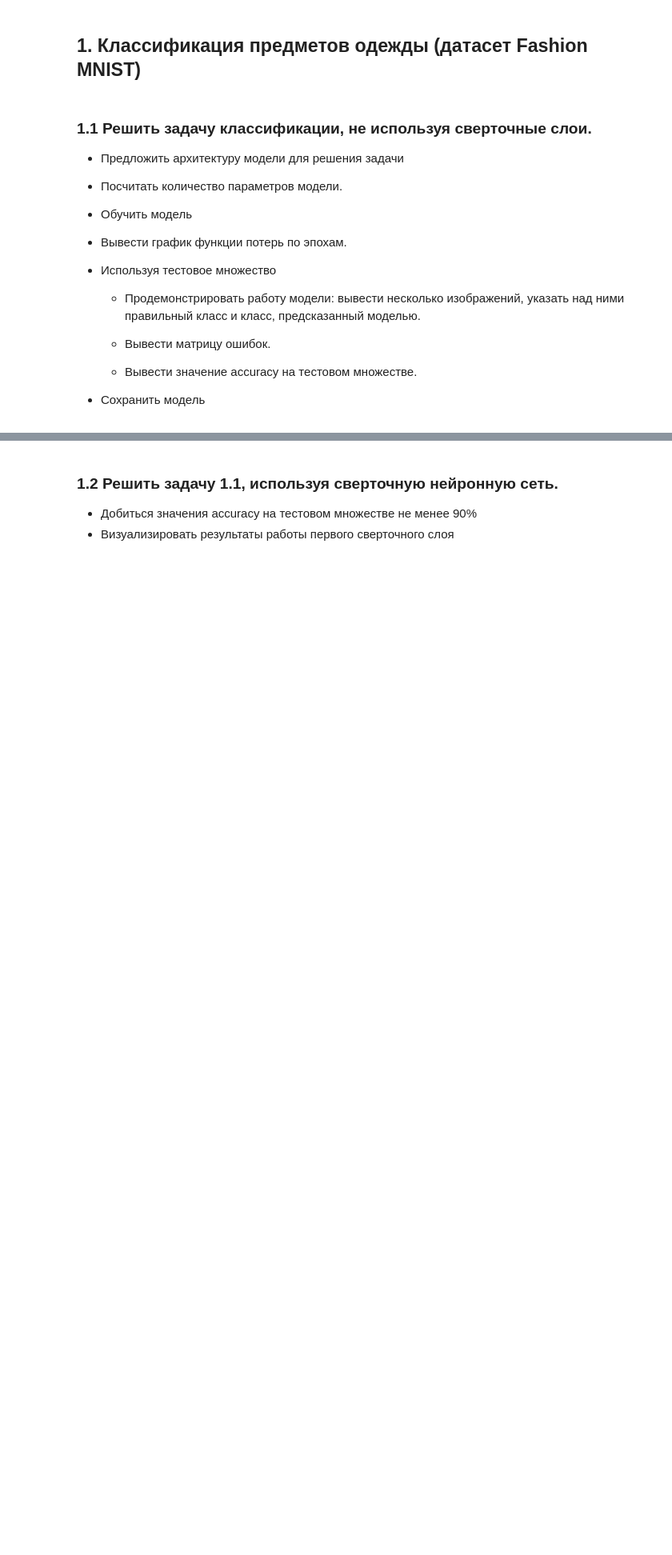
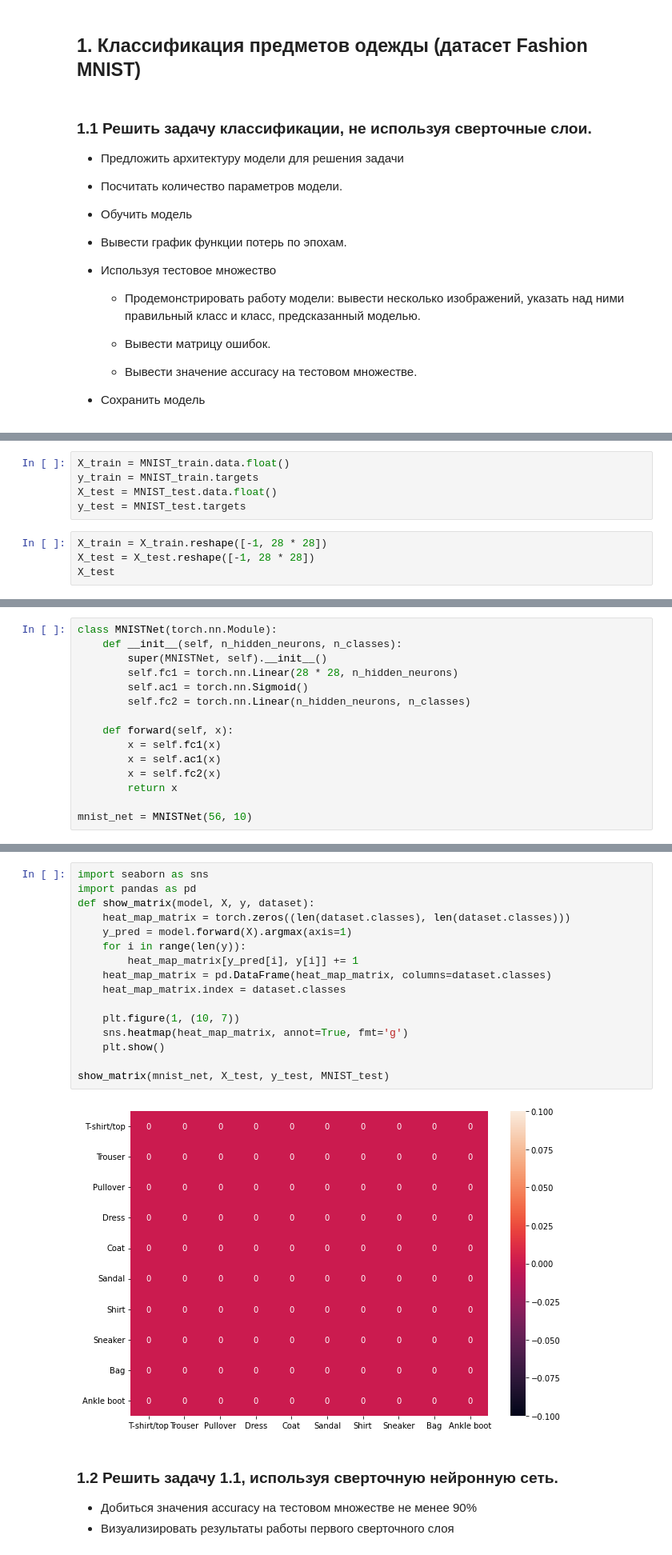
Before and after one commit to AndreevDaniil2002/ML_2, a Jupyter notebook: blank_04_cnn.ipynb, the cells around one changed output, grey strips where cells are left out. Shown: that part at 80% size. Drawn from its saved outputs; the diff is of its cells as text; blank space fills up the shorter version.

```diff
--- a/blank_04_cnn.ipynb
+++ b/blank_04_cnn.ipynb
@@ -26,0 +34,9 @@ import torch.nn.functional as F
+# %%
+X_train = MNIST_train.data.float()
+y_train = MNIST_train.targets
+X_test = MNIST_test.data.float()
+y_test = MNIST_test.targets
+# %%
+X_train = X_train.reshape([-1, 28 * 28])
+X_test = X_test.reshape([-1, 28 * 28])
+X_test
@@ -26,0 +55,15 @@ import torch.nn.functional as F
+# %%
+class MNISTNet(torch.nn.Module):
+    def __init__(self, n_hidden_neurons, n_classes):
+        super(MNISTNet, self).__init__()
+        self.fc1 = torch.nn.Linear(28 * 28, n_hidden_neurons)
+        self.ac1 = torch.nn.Sigmoid()
+        self.fc2 = torch.nn.Linear(n_hidden_neurons, n_classes)
+
+    def forward(self, x):
+        x = self.fc1(x)
+        x = self.ac1(x)
+        x = self.fc2(x)
+        return x
+
+mnist_net = MNISTNet(56, 10)
@@ -27,3 +125,21 @@ import torch.nn.functional as F
+# %%
+import seaborn as sns
+import pandas as pd
+def show_matrix(model, X, y, dataset):
+    heat_map_matrix = torch.zeros((len(dataset.classes), len(dataset.classes)))
+    y_pred = model.forward(X).argmax(axis=1)
+    for i in range(len(y)):
+        heat_map_matrix[y_pred[i], y[i]] += 1
+    heat_map_matrix = pd.DataFrame(heat_map_matrix, columns=dataset.classes)
+    heat_map_matrix.index = dataset.classes
+
+    plt.figure(1, (10, 7))
+    sns.heatmap(heat_map_matrix, annot=True, fmt='g')
+    plt.show()
+
+show_matrix(mnist_net, X_test, y_test, MNIST_test)
+# %% [output]
+[figure, added]
 # %% [markdown]
 ### 1.2 Решить задачу 1.1, используя сверточную нейронную сеть.
 * Добиться значения accuracy на тестовом множестве не менее 90%
```
Also changed, not shown: parts of 17 cells of this notebook.
